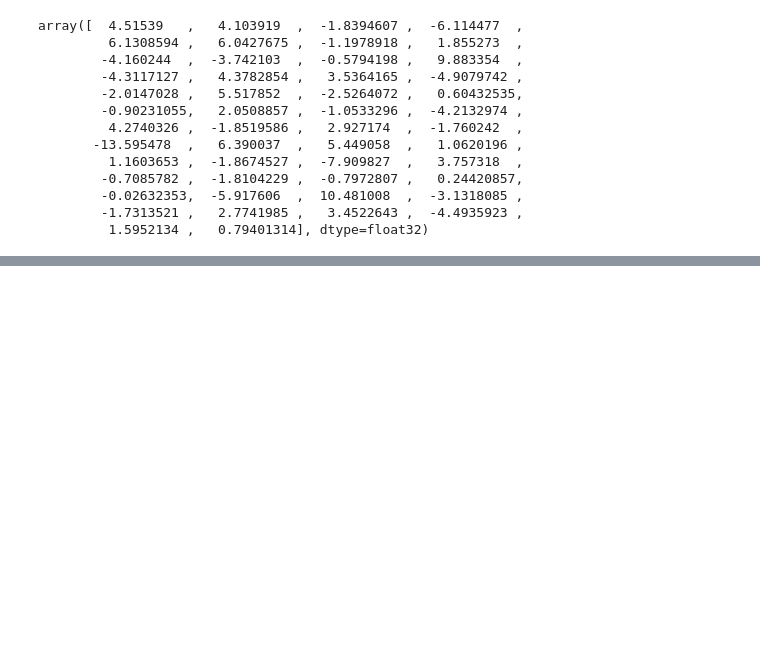
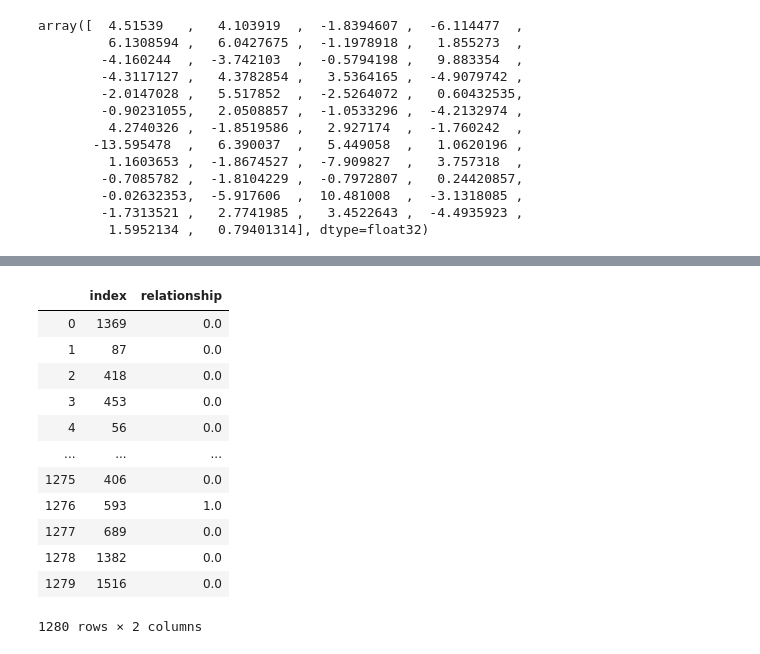
Before and after one commit to choe-alex/BETO2020, a Jupyter notebook: ipynb/Syn_Classifier.ipynb, the cells around one changed output, grey strips where cells are left out. Drawn from its saved outputs; the diff is of its cells as text; code cells hidden in the pictures; blank space fills up the shorter version.

```diff
--- a/ipynb/Syn_Classifier.ipynb
+++ b/ipynb/Syn_Classifier.ipynb
@@ -87,0 +94,31 @@ learning_rate = 0.008
+# %%
+X = carbon_df[['word 1', 'word 2']] #Input features used to make predictions
+Y = carbon_df[['relationship']] #Target feature to be predicted
+
+x_train, x_test, syn_train, syn_test = train_test_split(X,Y, test_size = 0.2, shuffle = True) #split dataset into separate testing and training datasets
+
+x_train.reset_index(inplace = True)
+x_test.reset_index(inplace = True)
+syn_train.reset_index(inplace = True)
+syn_test.reset_index(inplace = True)
+
+x1_train = x_train['word 1']
+x2_train = x_train['word 2']
+x1_test = x_test['word 1']
+x2_test = x_test['word 2']
+# %%
+syn_train
+# %% [output]
+|  | index | relationship |
+| 0 | 1369 | 0.0 |
+| 1 | 87 | 0.0 |
+| 2 | 418 | 0.0 |
+| 3 | 453 | 0.0 |
+| 4 | 56 | 0.0 |
+| ... | ... | ... |
+| 1275 | 406 | 0.0 |
+| 1276 | 593 | 1.0 |
+| 1277 | 689 | 0.0 |
+| 1278 | 1382 | 0.0 |
+| 1279 | 1516 | 0.0 |
+1280 rows × 2 columns
```
Also changed, not shown: parts of 18 cells of this notebook.
